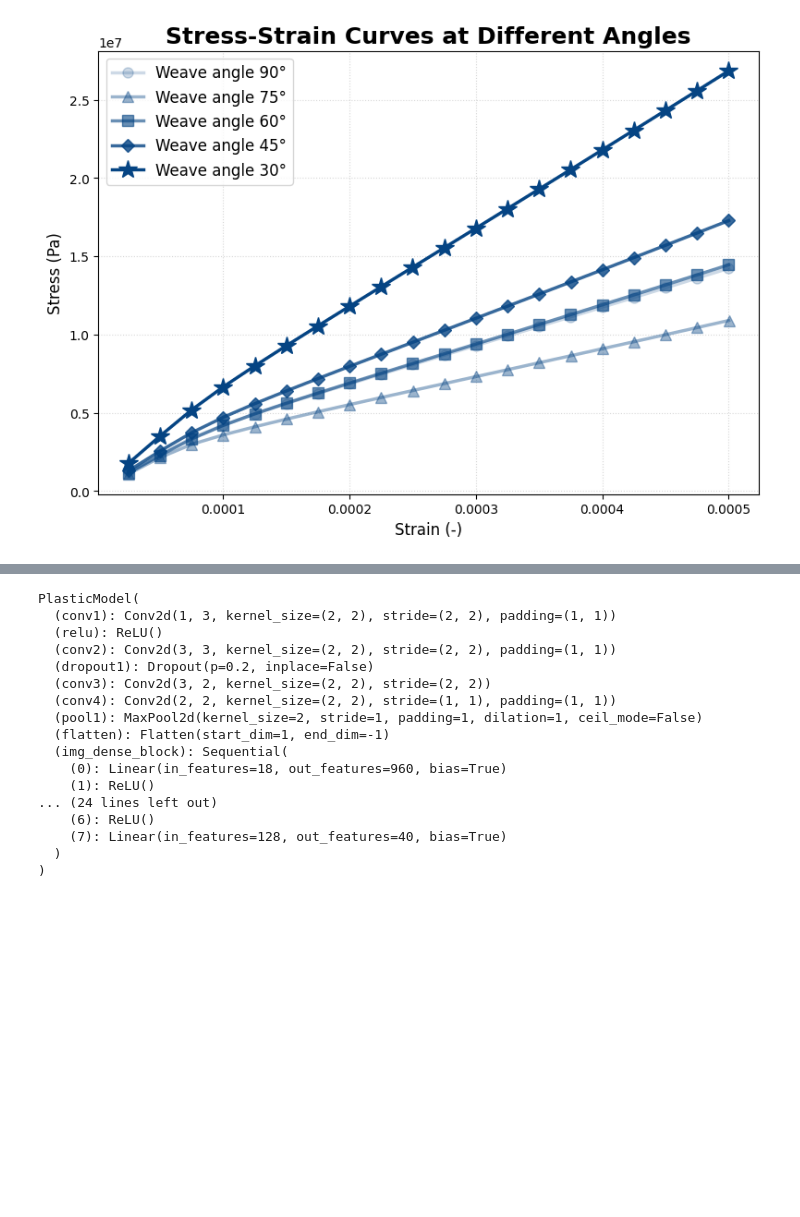
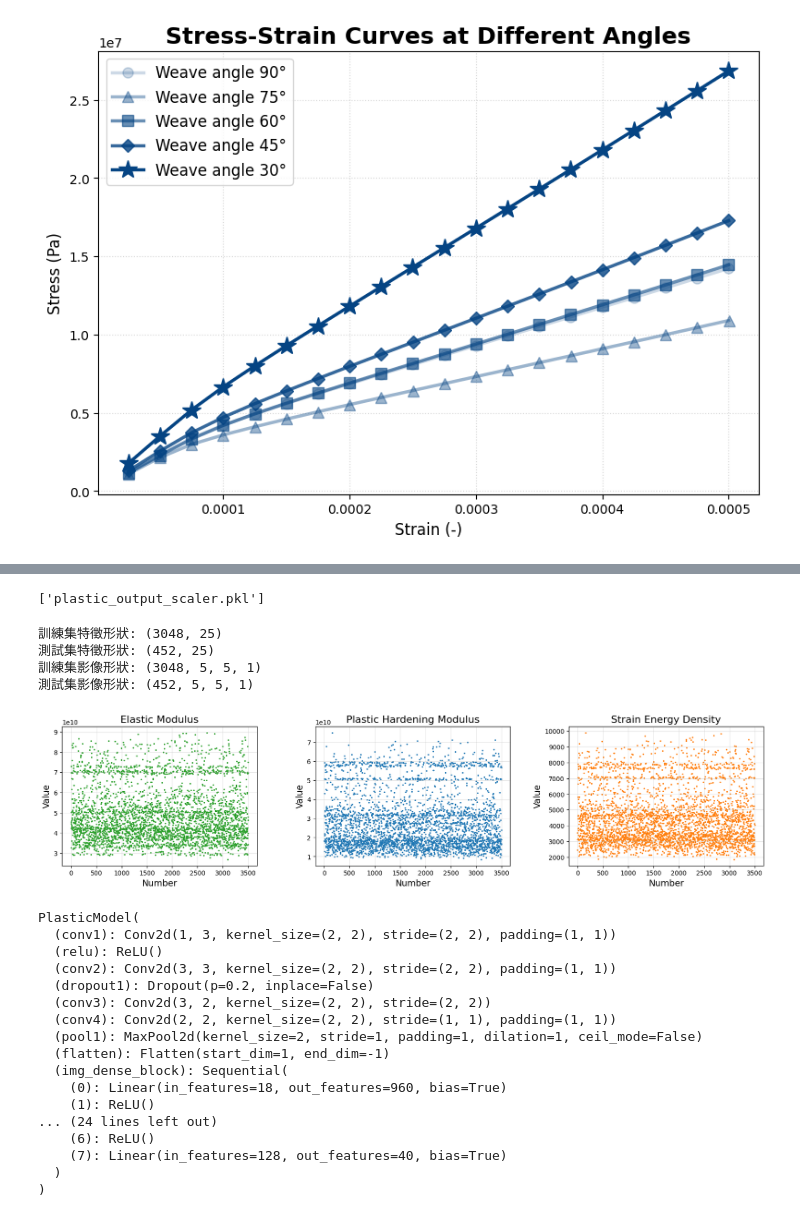
Before and after one commit to Hsu-Mao-Ken/AI-Smart-Composite-Design-Platform, a Jupyter notebook: Plastic_model/plastic_model_pytorch.ipynb, the cells around one changed output, grey strips where cells are left out. Saved outputs shown, nothing was run; the diff lists cells and outputs as text; code cells hidden in the pictures; blank space fills up the shorter version.

```diff
--- a/Plastic_model/plastic_model_pytorch.ipynb
+++ b/Plastic_model/plastic_model_pytorch.ipynb
@@ -256,0 +246,17 @@ joblib.dump(Y_minMax, "plastic_output_scaler.pkl")
+# %%
+# 儲存 Scaler 模型 (若需要獨立儲存塑性的 Scaler，建議更改檔名避免覆蓋彈性階段檔案)
+joblib.dump(X_minMax, "plastic_input_scaler.pkl")
+joblib.dump(Y_minMax, "plastic_output_scaler.pkl")
+# %% [output]
+['plastic_output_scaler.pkl']
+# %%
+# 確認最終特徵形狀
+print("訓練集特徵形狀:", x_train_data_scaled.shape)
+print("測試集特徵形狀:", x_test_data_scaled.shape)
+print("訓練集影像形狀:", x_train_image_expanded.shape)
+print("測試集影像形狀:", x_test_img.shape)
+# %% [output]
+訓練集特徵形狀: (3048, 25)
+測試集特徵形狀: (452, 25)
+訓練集影像形狀: (3048, 5, 5, 1)
+測試集影像形狀: (452, 5, 5, 1)
@@ -257,3 +284,44 @@ joblib.dump(Y_minMax, "plastic_output_scaler.pkl")
+# %%
+import numpy as np
+import matplotlib.pyplot as plt
+
+# 新增：將增強後的訓練集與測試集合併，還原出完整的 3500 筆應力應變曲線
+y_all_expanded = np.concatenate((y_train_expanded, y_test), axis=0)
+
+# 2. 計算 3500 筆資料的三個塑性指標
+# 修改：將傳入的變數改為合併後的 y_all_expanded
+train_e, train_p, train_area = calculate_physical_properties(y_all_expanded)
+
+# 將指標、標題與指定顏色整理成 List
+indicators = [train_e, train_p, train_area]
+titles = ['Elastic Modulus', 'Plastic Hardening Modulus', 'Strain Energy Density']
+# 設定三張圖的對應顏色（綠色、藍色、橘色）
+colors = ['tab:green', 'tab:blue', 'tab:orange']
+
+# 3. 繪圖
+# 建立 1 行 3 列的子圖，並設定 figsize 讓圖扁一點
+fig, ax = plt.subplots(1, 3, figsize=(20, 4))
+
+# 修改：產生一組與合併後資料長度相同的隨機索引，用來打亂順序
+shuffled_indices = np.random.permutation(len(y_all_expanded))
+
+for i in range(3):
+    # 根據隨機索引打亂該指標的資料
+    shuffled_data = indicators[i][shuffled_indices]
+
+    # 繪製散點圖，並加入 c=colors[i] 參數來設定顏色
+    ax[i].scatter(np.arange(len(shuffled_data)), shuffled_data, s=2, c=colors[i])
+    ax[i].set_title(titles[i], fontsize=16)
+    ax[i].set_xlabel('Number', fontsize=14)
+    ax[i].set_ylabel('Value', fontsize=14)
+    ax[i].grid(linewidth=0.5, alpha=0.5)
+
+# 調整子圖間距
+plt.subplots_adjust(wspace=0.3)
+plt.savefig("data_distribution.png", dpi=400)
+plt.show()
+# %% [output]
+[figure, added]
 # %%
 # class PlasticModel(nn.Module):
 #     def __init__(self):
```
Also changed, not shown: parts of 35 cells of this notebook, 3 other files.
